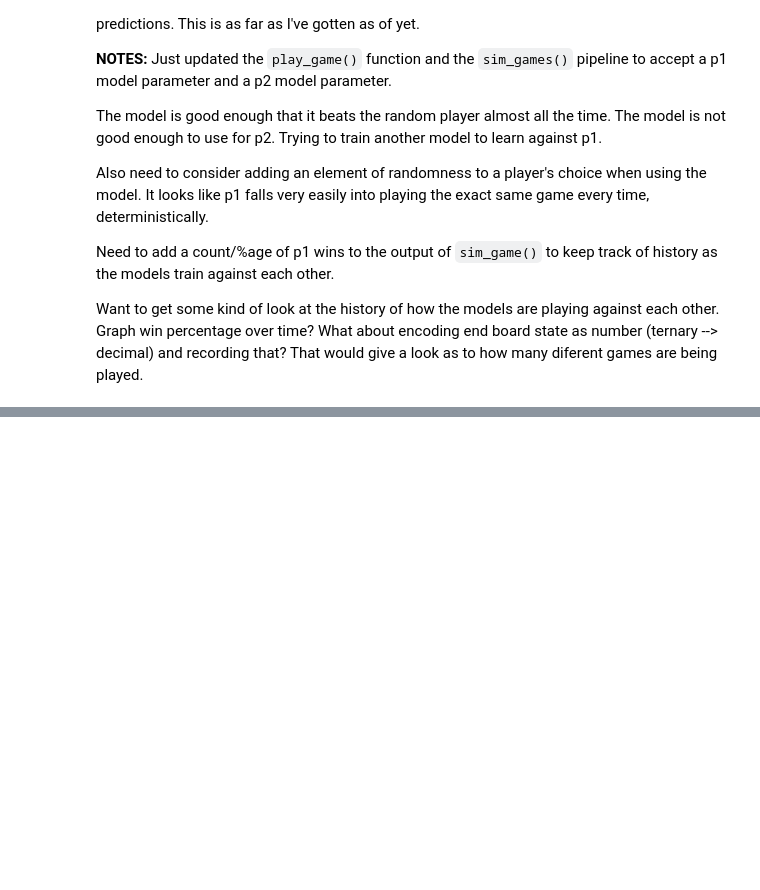
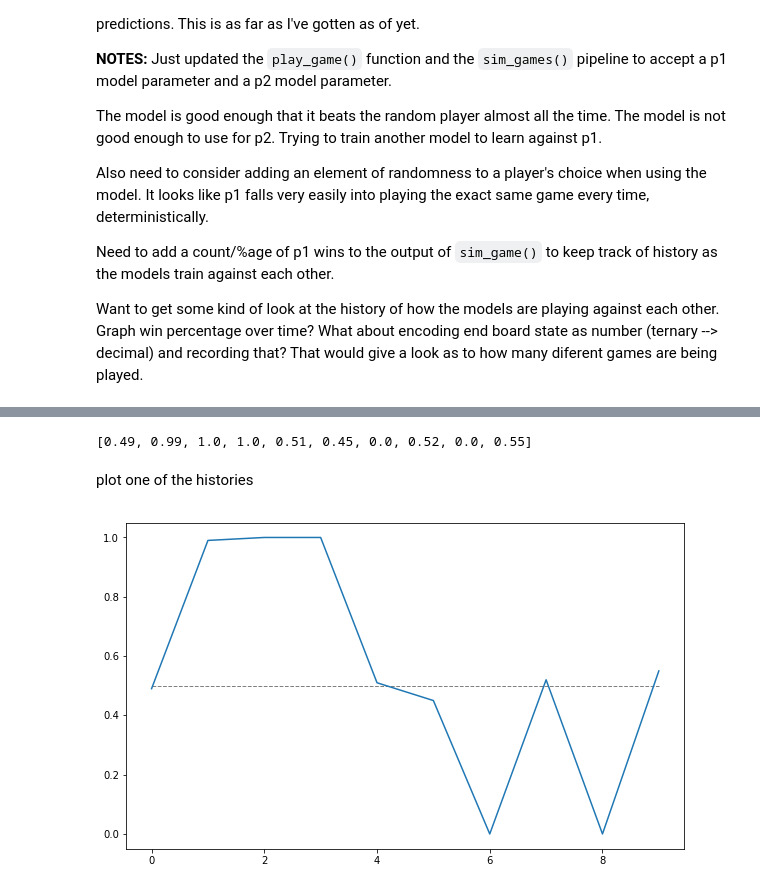
Before and after one commit to dcoxnard/Connect-Four, a Jupyter notebook: connect_four.ipynb, the cells around one changed output, grey strips where cells are left out. Saved outputs shown, nothing was run; the diff lists cells and outputs as text; code cells hidden in the pictures; blank space fills up the shorter version.

Commit message:
iterate epochs and plot winner history

```diff
--- a/connect_four.ipynb
+++ b/connect_four.ipynb
@@ -382,8 +380,8 @@ from sklearn.ensemble import RandomForestRegressor
 # %% [markdown]
 Create `X` and `y` variables by splitting the `DataFrame`.
 # %%
-X = df.iloc[:,:-1]
-y = df.iloc[:,-1]
+# X = df.iloc[:,:-1]
+# y = df.iloc[:,-1]
 # %% [markdown]
 Next, initialize the model and fit it with the `X` and `y` variables.
 # %%
@@ -474,17 +458,17 @@ array([[ 0.,  0.,  1.,  0.,  0.,  0.,  0.],
 # %% [markdown]
 Use this cell to write or copy/paste a board state for inputting into the test utility.
 # %%
-test = np.array([
+# test = np.array([
 
-        [ 2.,  2.,  1.,  0.,  0.,  2.,  0.],
-        [ 1.,  2.,  1.,  0.,  1.,  1.,  0.],
-        [ 2.,  2.,  1.,  0.,  2.,  2.,  2.],
-        [ 1.,  1.,  2.,  2.,  1.,  1.,  2.],
-        [ 2.,  2.,  1.,  1.,  1.,  2.,  1.],
-        [ 1.,  2.,  1.,  2.,  1.,  1.,  2.]
+#         [ 2.,  2.,  1.,  0.,  0.,  2.,  0.],
+#         [ 1.,  2.,  1.,  0.,  1.,  1.,  0.],
+#         [ 2.,  2.,  1.,  0.,  2.,  2.,  2.],
+#         [ 1.,  1.,  2.,  2.,  1.,  1.,  2.],
+#         [ 2.,  2.,  1.,  1.,  1.,  2.,  1.],
+#         [ 1.,  2.,  1.,  2.,  1.,  1.,  2.]
 
-])
+# ])
 
-X_sample, y_sample, y_choice = test_sample(test, model)
+# X_sample, y_sample, y_choice = test_sample(test, model)
 # %% [markdown]
 Print the models' input:
@@ -530,7 +499,14 @@ Want to get some kind of look at the history of how the models are playing again
 # %%
 def adversarial(num_epochs, epoch_length, test_length):
     """
+    Iterate through epochs, training each player once each in each epoch.
 
+    After training both players, play test games and record the winner
+    of each game.
+
+    Returns history, p1_model, and p2_model.  history is a python list of
+    proportions of games won by player 1 during the test phase; it has the
+    same length as the number of epochs.
     """
 
     p1_model = None
@@ -583,0 +561,2 @@ history
+# %%
+history, _, _ = adversarial(num_epochs, epoch_length, test_length)
@@ -583,0 +574,15 @@ history
+# %%
+history
+# %% [output]
+[0.49, 0.99, 1.0, 1.0, 0.51, 0.45, 0.0, 0.52, 0.0, 0.55]
+# %% [markdown]
+plot one of the histories
+# %%
+import matplotlib.pyplot as plt
+%matplotlib inline
+
+plt.figure(figsize=(10,6))
+plt.plot(range(len(history)), [0.5]*len(history), linewidth=1, linestyle='--', color='grey')
+plt.plot(range(len(history)), history);
+# %% [output]
+[figure, added]
```
Also changed, not shown: parts of 15 cells of this notebook.
